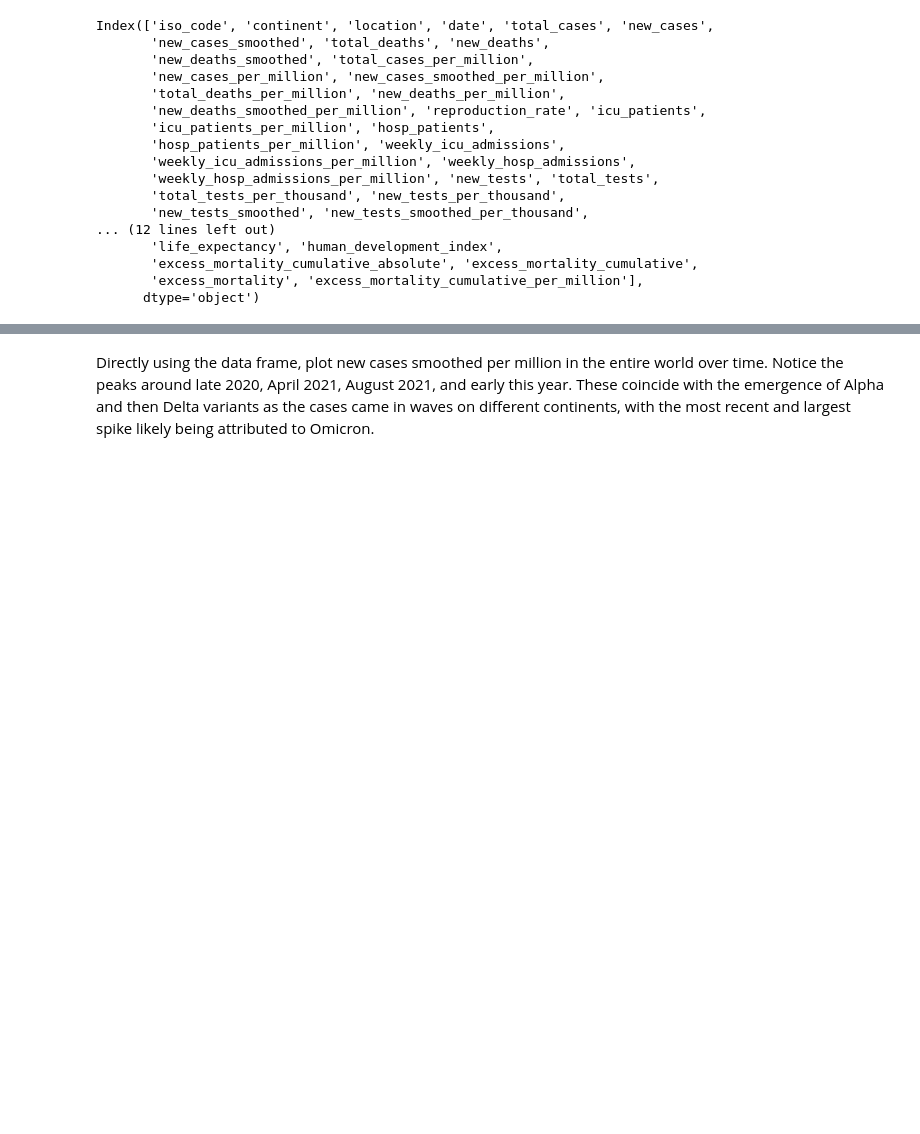
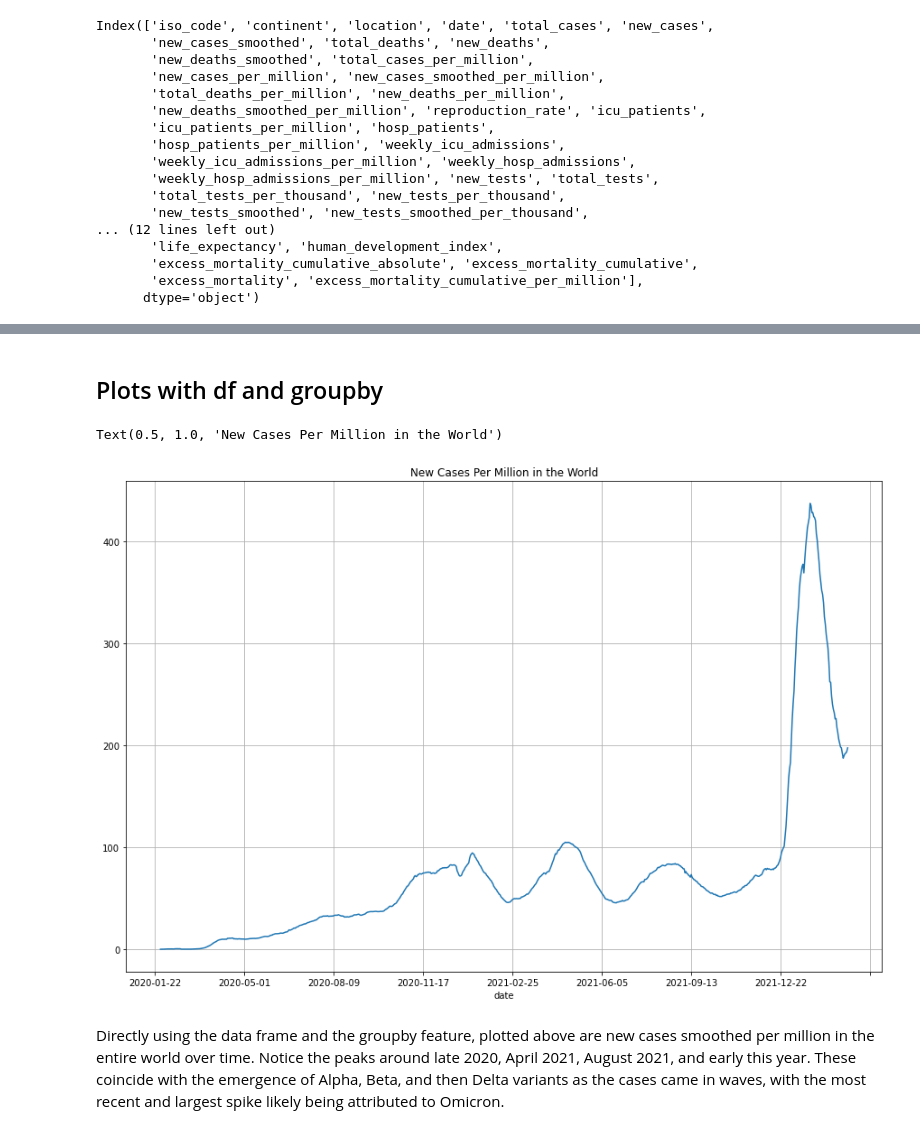
Before and after one commit to IriaWang/cs103a-cpa01, a Jupyter notebook: cpa01.ipynb, the cells around one changed output, grey strips where cells are left out. Cells and saved outputs as stored; diff of their text form; code cells hidden in the pictures; blank space fills up the shorter version.

```diff
--- a/cpa01.ipynb
+++ b/cpa01.ipynb
@@ -64,2 +130,12 @@ Index(['iso_code', 'continent', 'location', 'date', 'total_cases', 'new_cases',
+# %% [markdown]
+## Plots with df and groupby
+# %%
+df.groupby('location').get_group('World').plot(x='date',y='new_cases_smoothed_per_million',figsize=(15,10),legend=False)
+plt.grid()
+plt.ticklabel_format(useOffset=False,style='plain',axis='y')
+plt.title('New Cases Per Million in the World')
+# %% [output]
+Text(0.5, 1.0, 'New Cases Per Million in the World')
+[figure, added]
 # %% [markdown]
-Directly using the data frame, plot new cases smoothed per million in the entire world over time. Notice the peaks around late 2020, April 2021, August 2021, and early this year. These coincide with the emergence of Alpha and then Delta variants as the cases came in waves on different continents, with the most recent and largest spike likely being attributed to Omicron.
+Directly using the data frame and the groupby feature, plotted above are new cases smoothed per million in the entire world over time. Notice the peaks around late 2020, April 2021, August 2021, and early this year. These coincide with the emergence of Alpha, Beta, and then Delta variants as the cases came in waves, with the most recent and largest spike likely being attributed to Omicron.
```
Also changed, not shown: parts of 13 cells of this notebook.
